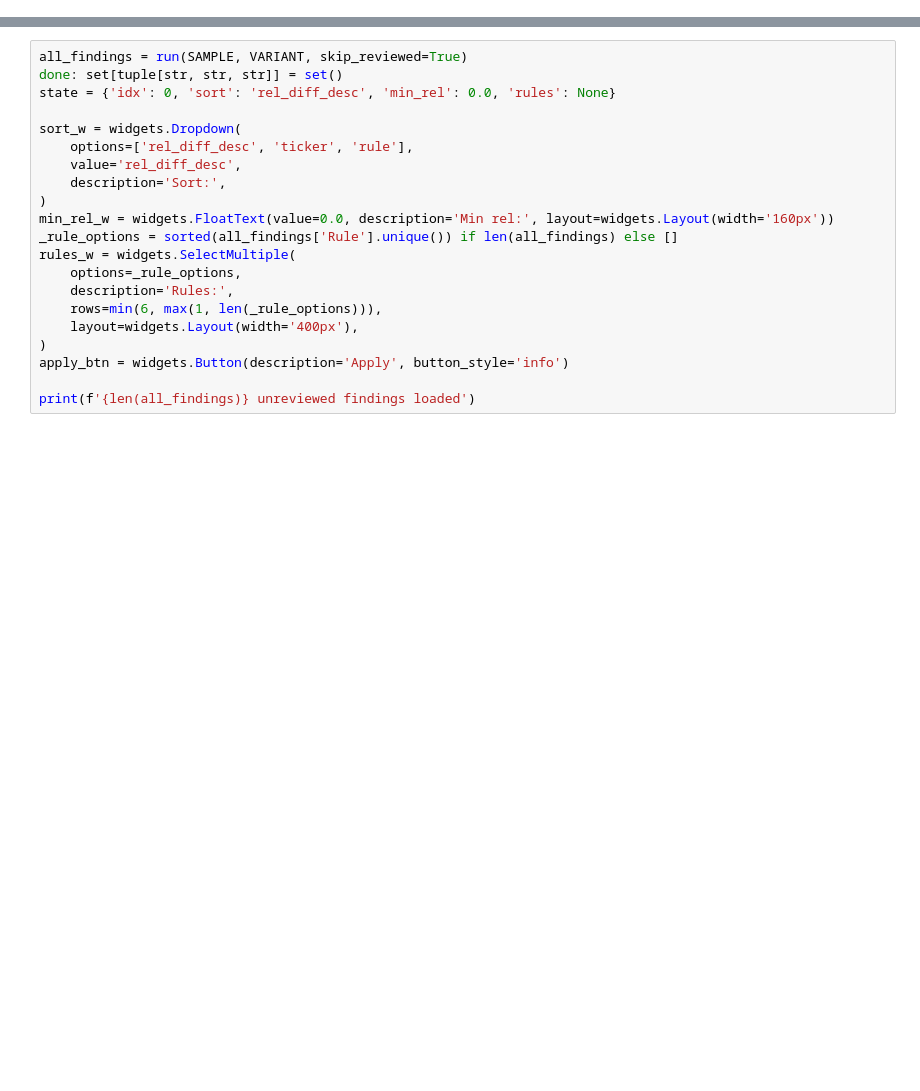
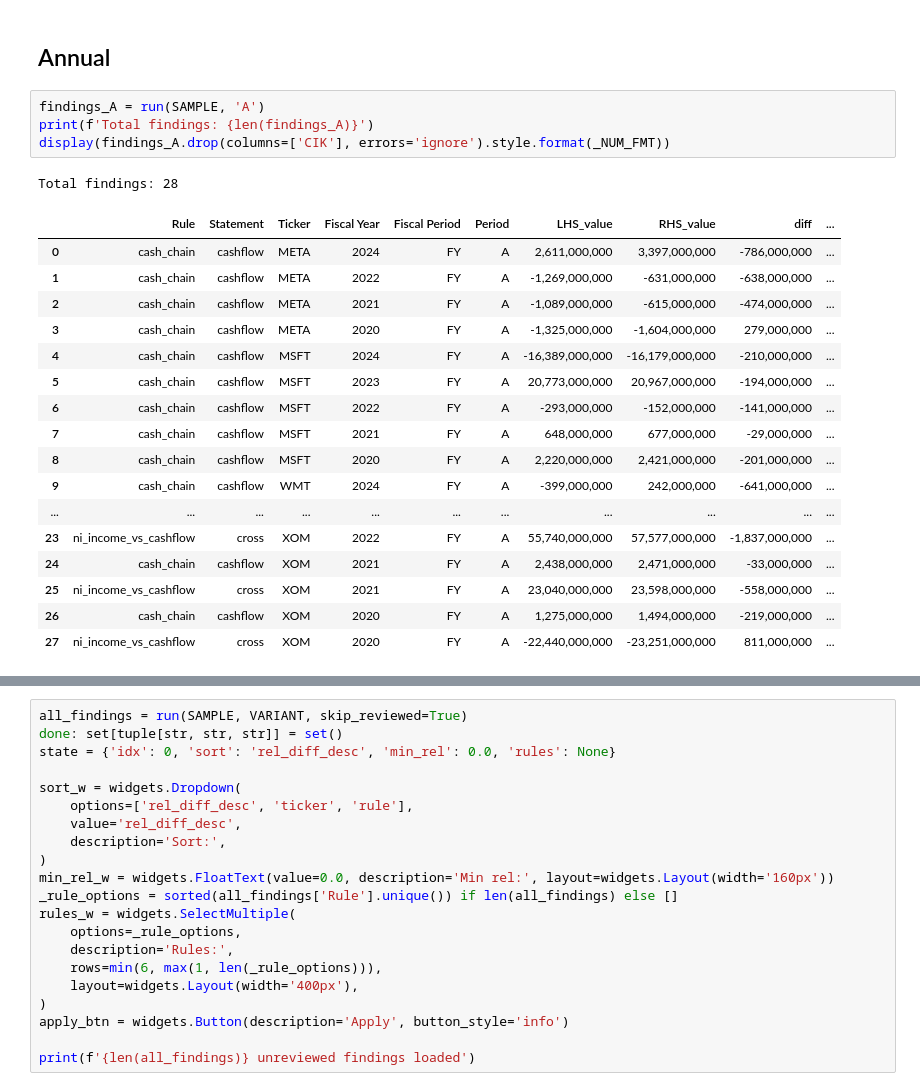
Before and after one commit to marcdumon/investment_research_platform, a Jupyter notebook: notebooks/review_simfin_anomalies.ipynb, the cells around one changed output, grey strips where cells are left out. Drawn from its saved outputs; the diff is of its cells as text; blank space fills up the shorter version.

```diff
--- a/notebooks/review_simfin_anomalies.ipynb
+++ b/notebooks/review_simfin_anomalies.ipynb
@@ -21,0 +76,25 @@ VARIANT = 'A'
+# %% [markdown]
+## Annual
+# %%
+findings_A = run(SAMPLE, 'A')
+print(f'Total findings: {len(findings_A)}')
+display(findings_A.drop(columns=['CIK'], errors='ignore').style.format(_NUM_FMT))
+# %% [output]
+Total findings: 28
+|  | Rule | Statement | Ticker | Fiscal Year | Fiscal Period | Period | LHS_value | RHS_value | diff | ... |
+| 0 | cash_chain | cashflow | META | 2024 | FY | A | 2,611,000,000 | 3,397,000,000 | -786,000,000 | ... |
+| 1 | cash_chain | cashflow | META | 2022 | FY | A | -1,269,000,000 | -631,000,000 | -638,000,000 | ... |
+| 2 | cash_chain | cashflow | META | 2021 | FY | A | -1,089,000,000 | -615,000,000 | -474,000,000 | ... |
+| 3 | cash_chain | cashflow | META | 2020 | FY | A | -1,325,000,000 | -1,604,000,000 | 279,000,000 | ... |
+| 4 | cash_chain | cashflow | MSFT | 2024 | FY | A | -16,389,000,000 | -16,179,000,000 | -210,000,000 | ... |
+| 5 | cash_chain | cashflow | MSFT | 2023 | FY | A | 20,773,000,000 | 20,967,000,000 | -194,000,000 | ... |
+| 6 | cash_chain | cashflow | MSFT | 2022 | FY | A | -293,000,000 | -152,000,000 | -141,000,000 | ... |
+| 7 | cash_chain | cashflow | MSFT | 2021 | FY | A | 648,000,000 | 677,000,000 | -29,000,000 | ... |
+| 8 | cash_chain | cashflow | MSFT | 2020 | FY | A | 2,220,000,000 | 2,421,000,000 | -201,000,000 | ... |
+| 9 | cash_chain | cashflow | WMT | 2024 | FY | A | -399,000,000 | 242,000,000 | -641,000,000 | ... |
+| ... | ... | ... | ... | ... | ... | ... | ... | ... | ... | ... |
+| 23 | ni_income_vs_cashflow | cross | XOM | 2022 | FY | A | 55,740,000,000 | 57,577,000,000 | -1,837,000,000 | ... |
+| 24 | cash_chain | cashflow | XOM | 2021 | FY | A | 2,438,000,000 | 2,471,000,000 | -33,000,000 | ... |
+| 25 | ni_income_vs_cashflow | cross | XOM | 2021 | FY | A | 23,040,000,000 | 23,598,000,000 | -558,000,000 | ... |
+| 26 | cash_chain | cashflow | XOM | 2020 | FY | A | 1,275,000,000 | 1,494,000,000 | -219,000,000 | ... |
+| 27 | ni_income_vs_cashflow | cross | XOM | 2020 | FY | A | -22,440,000,000 | -23,251,000,000 | 811,000,000 | ... |
```
Also changed, not shown: parts of 16 cells of this notebook, 1 other file.
